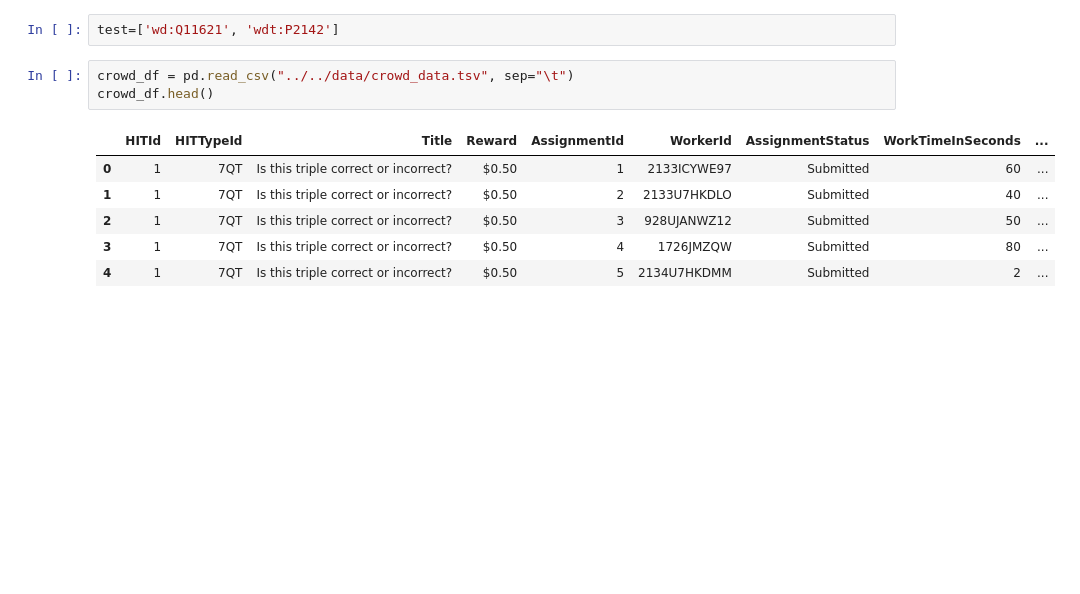
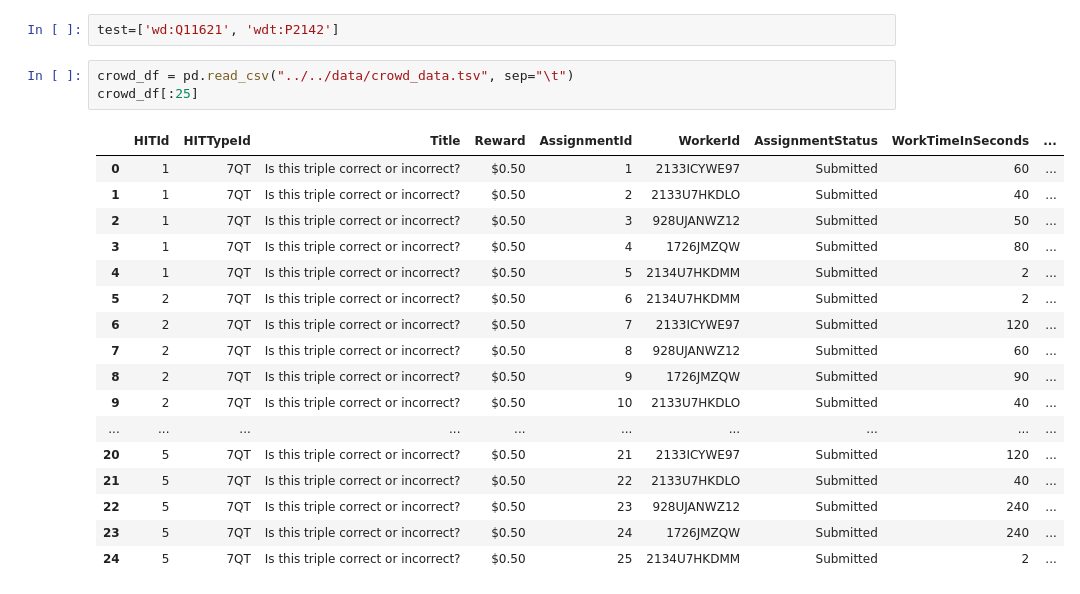
Before and after one commit to liamti5/AI-QA-System-for-movies-UZH, a Jupyter notebook: notebooks/recommendation/anderer.ipynb, the cells around one changed output. Cells and saved outputs as stored; diff of their text form; blank space fills up the shorter version.

Commit message:
created new dataset with crowdsourcing data

```diff
--- a/notebooks/recommendation/anderer.ipynb
+++ b/notebooks/recommendation/anderer.ipynb
@@ -364,11 +362,22 @@ import numpy as np
 test=['wd:Q11621', 'wdt:P2142']
 # %%
 crowd_df = pd.read_csv("../../data/crowd_data.tsv", sep="\t")
-crowd_df.head()
+crowd_df[:25]
 # %% [output]
 |  | HITId | HITTypeId | Title | Reward | AssignmentId | WorkerId | AssignmentStatus | WorkTimeInSeconds | ... |
 | 0 | 1 | 7QT | Is this triple correct or incorrect? | $0.50 | 1 | 2133ICYWE97 | Submitted | 60 | ... |
 | 1 | 1 | 7QT | Is this triple correct or incorrect? | $0.50 | 2 | 2133U7HKDLO | Submitted | 40 | ... |
 | 2 | 1 | 7QT | Is this triple correct or incorrect? | $0.50 | 3 | 928UJANWZ12 | Submitted | 50 | ... |
 | 3 | 1 | 7QT | Is this triple correct or incorrect? | $0.50 | 4 | 1726JMZQW | Submitted | 80 | ... |
 | 4 | 1 | 7QT | Is this triple correct or incorrect? | $0.50 | 5 | 2134U7HKDMM | Submitted | 2 | ... |
+| 5 | 2 | 7QT | Is this triple correct or incorrect? | $0.50 | 6 | 2134U7HKDMM | Submitted | 2 | ... |
+| 6 | 2 | 7QT | Is this triple correct or incorrect? | $0.50 | 7 | 2133ICYWE97 | Submitted | 120 | ... |
+| 7 | 2 | 7QT | Is this triple correct or incorrect? | $0.50 | 8 | 928UJANWZ12 | Submitted | 60 | ... |
+| 8 | 2 | 7QT | Is this triple correct or incorrect? | $0.50 | 9 | 1726JMZQW | Submitted | 90 | ... |
+| 9 | 2 | 7QT | Is this triple correct or incorrect? | $0.50 | 10 | 2133U7HKDLO | Submitted | 40 | ... |
+| ... | ... | ... | ... | ... | ... | ... | ... | ... | ... |
+| 20 | 5 | 7QT | Is this triple correct or incorrect? | $0.50 | 21 | 2133ICYWE97 | Submitted | 120 | ... |
+| 21 | 5 | 7QT | Is this triple correct or incorrect? | $0.50 | 22 | 2133U7HKDLO | Submitted | 40 | ... |
+| 22 | 5 | 7QT | Is this triple correct or incorrect? | $0.50 | 23 | 928UJANWZ12 | Submitted | 240 | ... |
+| 23 | 5 | 7QT | Is this triple correct or incorrect? | $0.50 | 24 | 1726JMZQW | Submitted | 240 | ... |
+| 24 | 5 | 7QT | Is this triple correct or incorrect? | $0.50 | 25 | 2134U7HKDMM | Submitted | 2 | ... |
```
Also changed, not shown: parts of 12 cells of this notebook, 2 other files.
